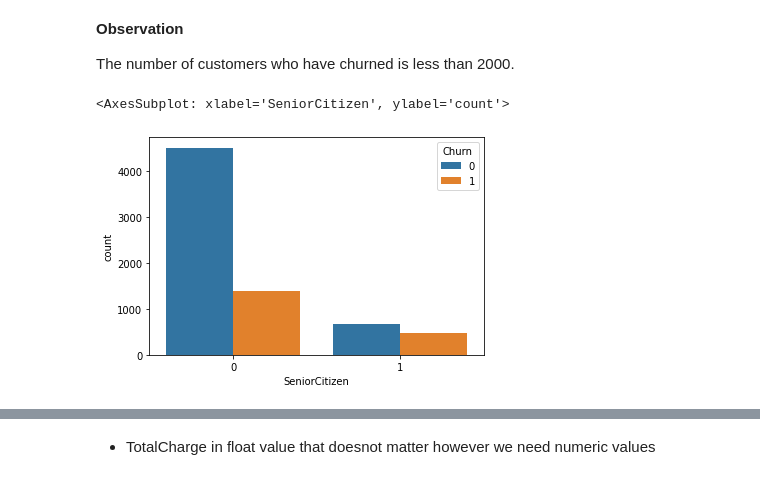
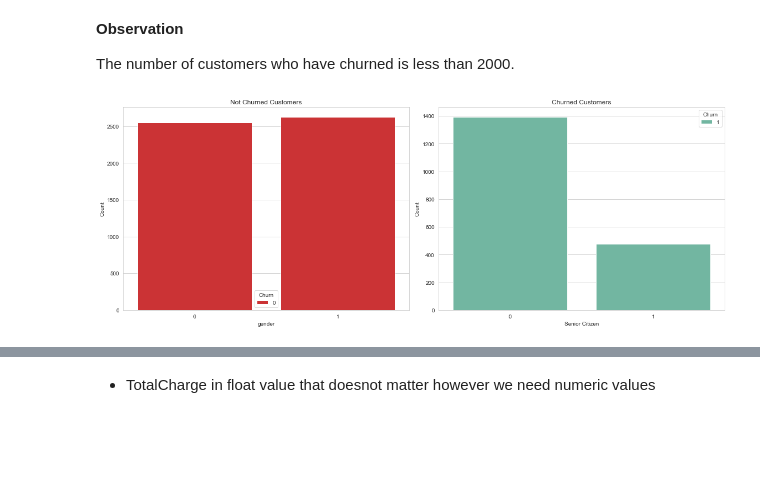
Before and after one commit to chandru1003/Data--Projects, a Jupyter notebook: Predict Customer Churn/customer churn.ipynb, the cells around one changed output, grey strips where cells are left out. Drawn from its saved outputs; the diff is of its cells as text; code cells hidden in the pictures; blank space fills up the shorter version.

Commit message:
data report

```diff
--- a/Predict Customer Churn/customer churn.ipynb
+++ b/Predict Customer Churn/customer churn.ipynb
@@ -236,8 +261,24 @@ sns.countplot(df['Churn'])
 **Observation**
 
 The number of customers who have churned is less than 2000.
-# %%
-sns.countplot(x='SeniorCitizen', hue='Churn', data=df)
-# %% [output]
-<AxesSubplot: xlabel='SeniorCitizen', ylabel='count'>
-[figure, removed]
+# %%
+# create a subset of the data for churned and non-churned customers
+churned = df[df['Churn'] == 1]
+not_churned = df[df['Churn'] == 0]
+
+# plot count of churned and not churned customers based on gender and senior citizenship
+fig, ax = plt.subplots(nrows=1, ncols=2,  figsize=(16, 6))
+sns.countplot(x='gender', hue='Churn', palette='Set1',data=not_churned, ax=ax[0])
+ax[0].set_xlabel('gender')
+ax[0].set_ylabel('Count')
+ax[0].set_title('Not Churned Customers')
+
+sns.countplot(x='SeniorCitizen', hue='Churn',  palette='Set2',data=churned, ax=ax[1])
+ax[1].set_xlabel('Senior Citizen')
+ax[1].set_ylabel('Count')
+ax[1].set_title('Churned Customers')
+
+plt.tight_layout()
+plt.show()
+# %% [output]
+[figure, added]
```
Also changed, not shown: parts of 13 cells of this notebook.
